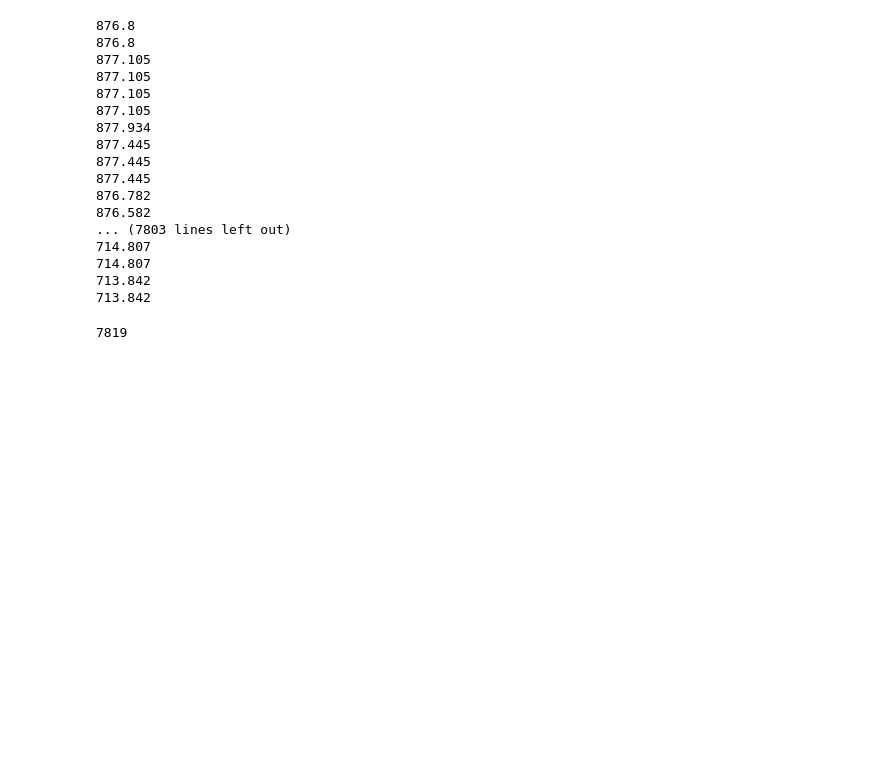
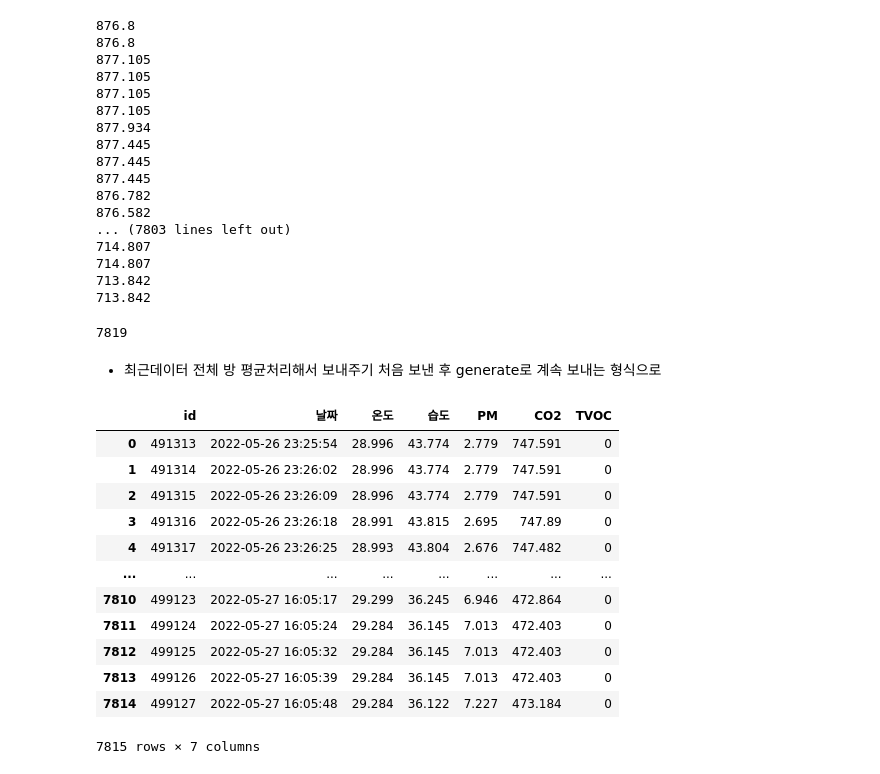
Before and after one commit to ByeonggeonGo/hvac_app, a Jupyter notebook: python_server/TapoP100/db_test_2.ipynb, the cells around one changed output. Drawn from its saved outputs; the diff is of its cells as text; code cells hidden in the pictures; blank space fills up the shorter version.

```diff
--- a/python_server/TapoP100/db_test_2.ipynb
+++ b/python_server/TapoP100/db_test_2.ipynb
@@ -90,3 +93,37 @@ for i in range(len(df.CO2.values)):
 len(df.CO2.values)
 # %% [output]
 7819
+# %% [markdown]
+* 최근데이터 전체 방 평균처리해서 보내주기 처음 보낸 후 generate로 계속 보내는 형식으로
+# %%
+conn = pymysql.connect(
+user='room_test',
+passwd='ehrnc64581',
+#222.108.71.247(외부주소)
+host='222.108.71.247',
+#7656(외부포트)
+port=7656,
+db='sensor',
+)
+
+#
+sql="SELECT * FROM sensor_45 WHERE 날짜 > now() - INTERVAL 1000 MINUTE;"
+
+#
+df=pd.read_sql_query(sql,conn)
+conn.close()
+df
+# %% [output]
+|  | id | 날짜 | 온도 | 습도 | PM | CO2 | TVOC |
+| 0 | 491313 | 2022-05-26 23:25:54 | 28.996 | 43.774 | 2.779 | 747.591 | 0 |
+| 1 | 491314 | 2022-05-26 23:26:02 | 28.996 | 43.774 | 2.779 | 747.591 | 0 |
+| 2 | 491315 | 2022-05-26 23:26:09 | 28.996 | 43.774 | 2.779 | 747.591 | 0 |
+| 3 | 491316 | 2022-05-26 23:26:18 | 28.991 | 43.815 | 2.695 | 747.89 | 0 |
+| 4 | 491317 | 2022-05-26 23:26:25 | 28.993 | 43.804 | 2.676 | 747.482 | 0 |
+| ... | ... | ... | ... | ... | ... | ... | ... |
+| 7810 | 499123 | 2022-05-27 16:05:17 | 29.299 | 36.245 | 6.946 | 472.864 | 0 |
+| 7811 | 499124 | 2022-05-27 16:05:24 | 29.284 | 36.145 | 7.013 | 472.403 | 0 |
+| 7812 | 499125 | 2022-05-27 16:05:32 | 29.284 | 36.145 | 7.013 | 472.403 | 0 |
+| 7813 | 499126 | 2022-05-27 16:05:39 | 29.284 | 36.145 | 7.013 | 472.403 | 0 |
+| 7814 | 499127 | 2022-05-27 16:05:48 | 29.284 | 36.122 | 7.227 | 473.184 | 0 |
+7815 rows × 7 columns
```
Also changed, not shown: parts of 21 cells of this notebook, 6 other files.
